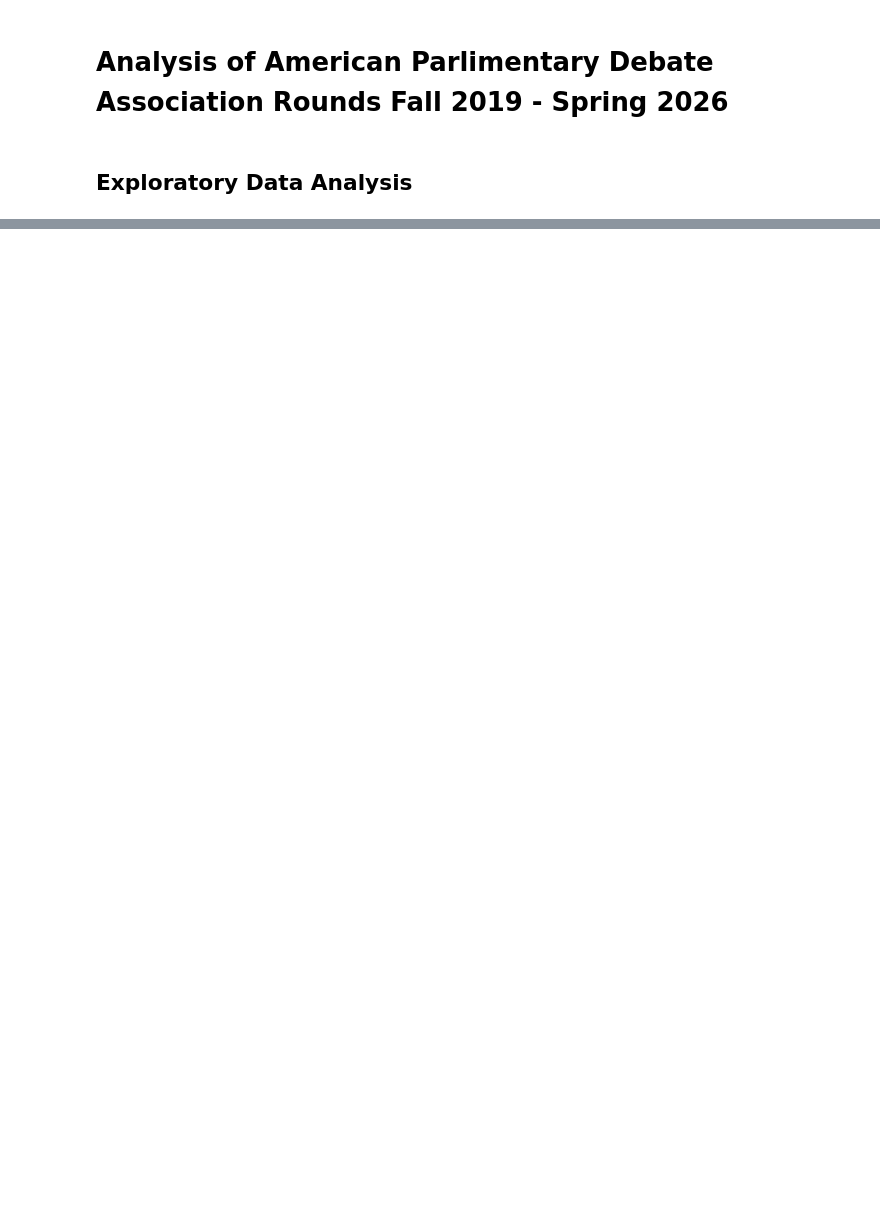
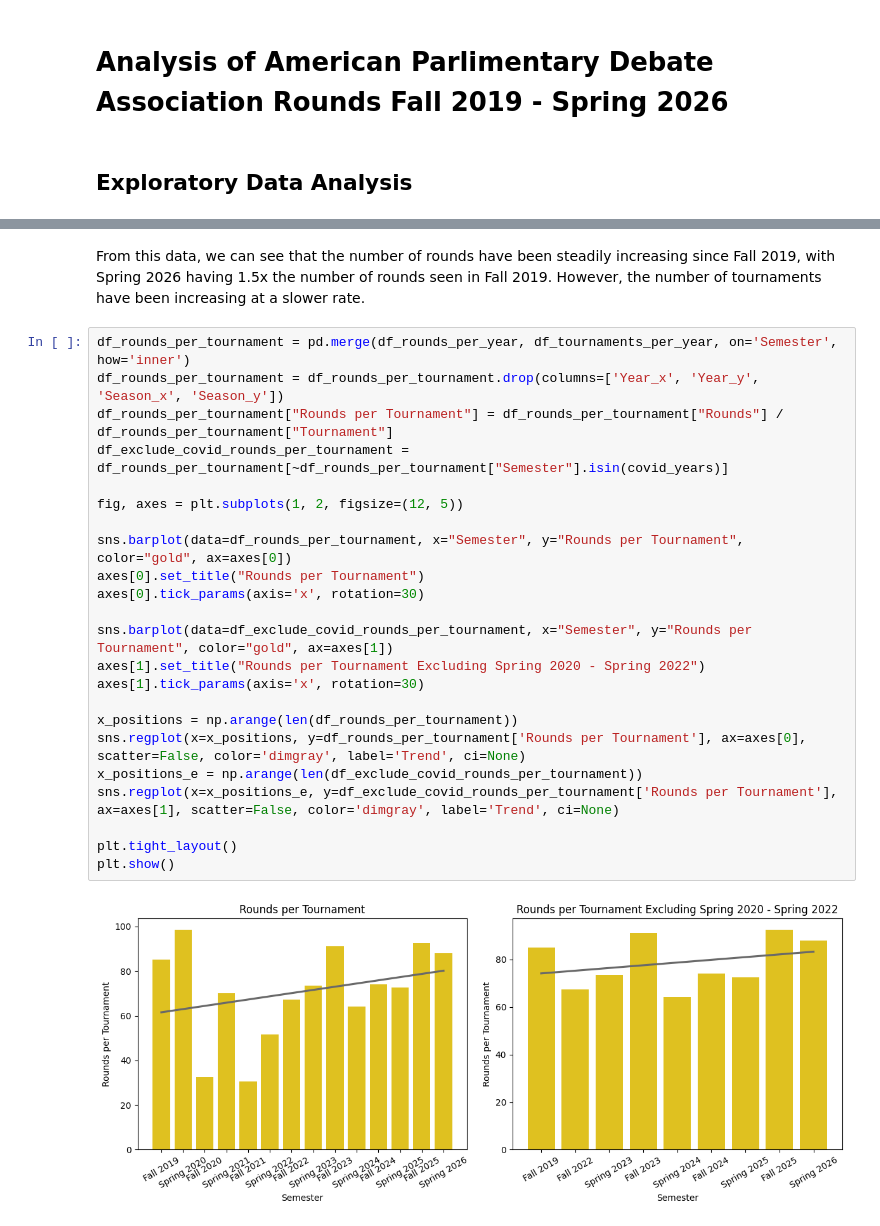
Before and after one commit to AnnaGustafson2/APDADataViz, a Jupyter notebook: ExploratoryAnalysis.ipynb, the cells around one changed output, grey strips where cells are left out. Drawn from its saved outputs; the diff is of its cells as text; blank space fills up the shorter version.

```diff
--- a/ExploratoryAnalysis.ipynb
+++ b/ExploratoryAnalysis.ipynb
@@ -32 +111,28 @@ From this, we can see that the data spans 31,837 rounds and that APDA has 6,155
+# %% [markdown]
+From this data, we can see that the number of rounds have been steadily increasing since Fall 2019, with Spring 2026 having 1.5x the number of rounds seen in Fall 2019. However, the number of tournaments have been increasing at a slower rate.
+# %%
+df_rounds_per_tournament = pd.merge(df_rounds_per_year, df_tournaments_per_year, on='Semester', how='inner')
+df_rounds_per_tournament = df_rounds_per_tournament.drop(columns=['Year_x', 'Year_y', 'Season_x', 'Season_y'])
+df_rounds_per_tournament["Rounds per Tournament"] = df_rounds_per_tournament["Rounds"] / df_rounds_per_tournament["Tournament"]
+df_exclude_covid_rounds_per_tournament = df_rounds_per_tournament[~df_rounds_per_tournament["Semester"].isin(covid_years)]
+
+fig, axes = plt.subplots(1, 2, figsize=(12, 5))
+
+sns.barplot(data=df_rounds_per_tournament, x="Semester", y="Rounds per Tournament", color="gold", ax=axes[0])
+axes[0].set_title("Rounds per Tournament")
+axes[0].tick_params(axis='x', rotation=30)
+
+sns.barplot(data=df_exclude_covid_rounds_per_tournament, x="Semester", y="Rounds per Tournament", color="gold", ax=axes[1])
+axes[1].set_title("Rounds per Tournament Excluding Spring 2020 - Spring 2022")
+axes[1].tick_params(axis='x', rotation=30)
+
+x_positions = np.arange(len(df_rounds_per_tournament))
+sns.regplot(x=x_positions, y=df_rounds_per_tournament['Rounds per Tournament'], ax=axes[0], scatter=False, color='dimgray', label='Trend', ci=None)
+x_positions_e = np.arange(len(df_exclude_covid_rounds_per_tournament))
+sns.regplot(x=x_positions_e, y=df_exclude_covid_rounds_per_tournament['Rounds per Tournament'], ax=axes[1], scatter=False, color='dimgray', label='Trend', ci=None)
+
+plt.tight_layout()
+plt.show()
+# %% [output]
+[figure, added]
 # %%
```
Also changed, not shown: parts of 12 cells of this notebook, 16 other files.
